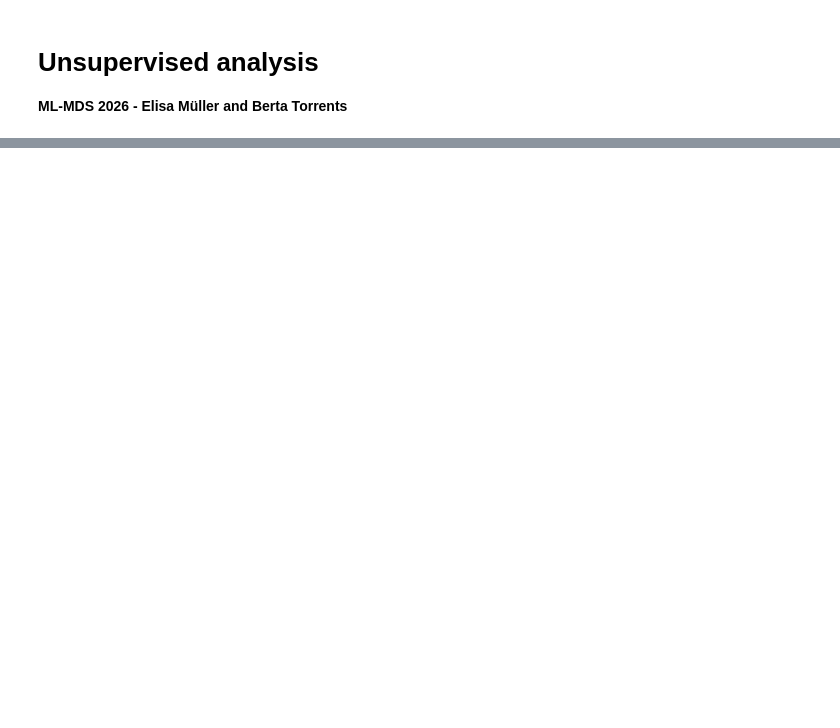
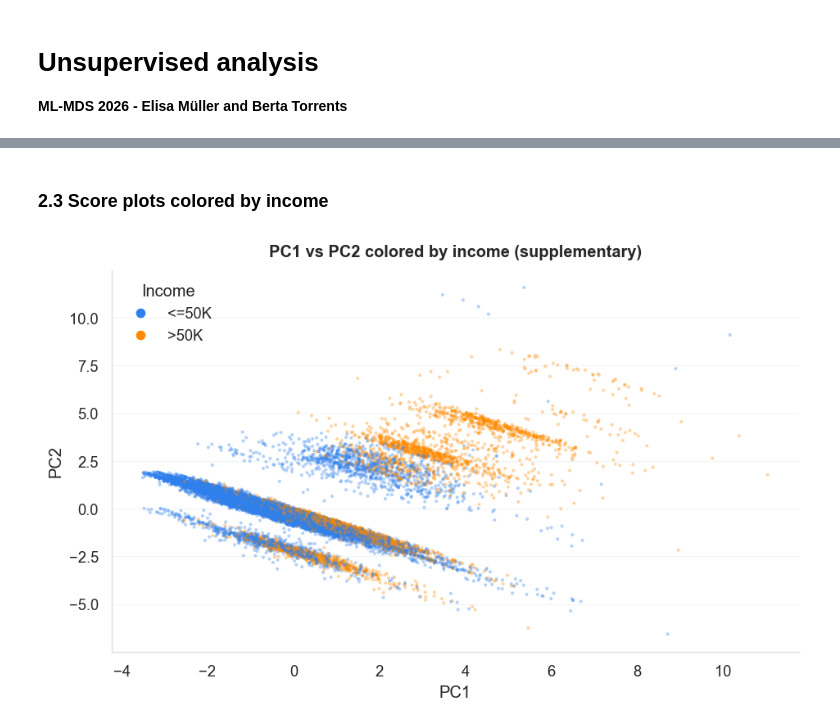
Before and after one commit to elisa-muller/ML-project, a Jupyter notebook: unsupervised_analysis.ipynb, the cells around one changed output, grey strips where cells are left out. Cells and saved outputs as stored; diff of their text form; code cells hidden in the pictures; blank space fills up the shorter version.

```diff
--- a/unsupervised_analysis.ipynb
+++ b/unsupervised_analysis.ipynb
@@ -1203,0 +201,23 @@ modeling phases that follow.
+# %% [markdown]
+### 2.3 Score plots colored by income
+# %%
+income_numeric = y.loc[X.index].values
+
+fig, ax = plt.subplots(figsize=(8, 5))
+ax.scatter(
+    X_cont_pca[:, 0], X_cont_pca[:, 1],
+    c=[TARGET_PALETTE_NUMERIC[int(v)] for v in income_numeric], alpha=0.35, s=6, edgecolors="none"
+)
+ax.set_xlabel("PC1")
+ax.set_ylabel("PC2")
+ax.set_title("PC1 vs PC2 colored by income (supplementary)")
+handles = [
+    plt.Line2D([0], [0], marker="o", linestyle="", color=color, label=label, markersize=6)
+    for label, color in [("<=50K", TARGET_PALETTE_NUMERIC[0]), (">50K", TARGET_PALETTE_NUMERIC[1])]
+]
+ax.legend(handles=handles, title="Income")
+polish_axes(ax)
+plt.tight_layout()
+plt.show()
+# %% [output]
+[figure, added]
```
Also changed, not shown: parts of 89 cells of this notebook, 3 other files.
